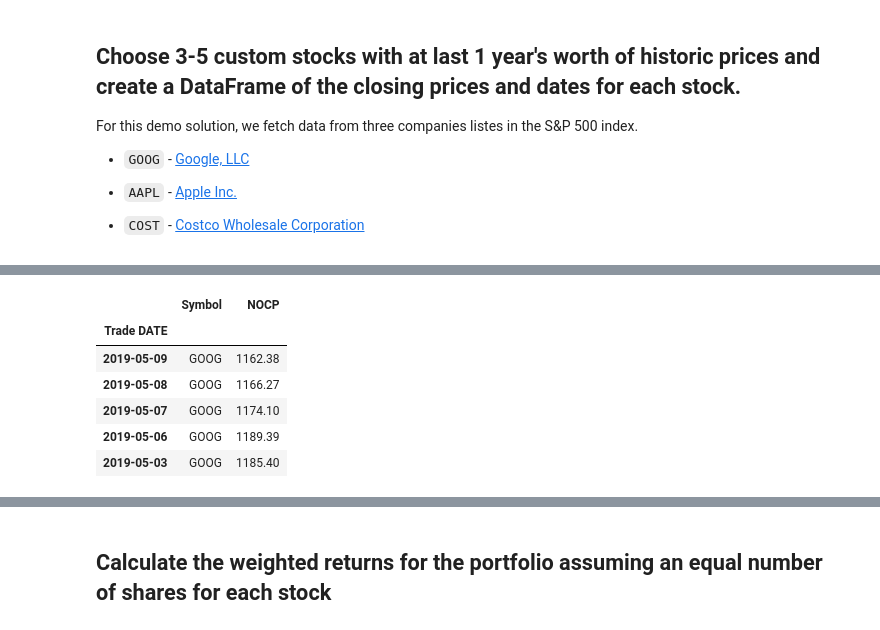
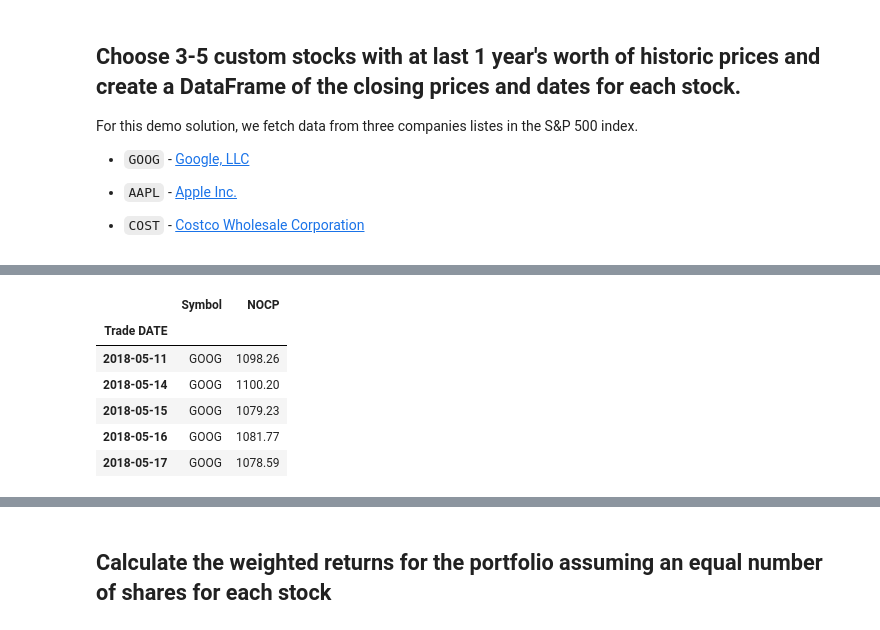
Before and after one commit to globalproweb/A-Whale-Off-the-Port-folio-, a Jupyter notebook: whale_analysis.ipynb, the cells around one changed output, grey strips where cells are left out. Cells and saved outputs as stored; diff of their text form; code cells hidden in the pictures.

```diff
--- a/whale_analysis.ipynb
+++ b/whale_analysis.ipynb
@@ -472,14 +544,15 @@ cost_df.head()
 # %%
 # Reading data from 3rd stock
 goog_data = Path("goog_historical.csv")
 goog_df = pd.read_csv(goog_data, index_col="Trade DATE", infer_datetime_format=True, parse_dates=True)
+goog_df.sort_index(ascending = True, inplace = True)
 # displaying a few rows
 goog_df.head()
 # %% [output]
 |  | Symbol | NOCP |
 | Trade DATE |  |  |
-| 2019-05-09 | GOOG | 1162.38 |
-| 2019-05-08 | GOOG | 1166.27 |
-| 2019-05-07 | GOOG | 1174.10 |
-| 2019-05-06 | GOOG | 1189.39 |
-| 2019-05-03 | GOOG | 1185.40 |
+| 2018-05-11 | GOOG | 1098.26 |
+| 2018-05-14 | GOOG | 1100.20 |
+| 2018-05-15 | GOOG | 1079.23 |
+| 2018-05-16 | GOOG | 1081.77 |
+| 2018-05-17 | GOOG | 1078.59 |
```
Also changed, not shown: parts of 22 cells of this notebook.
